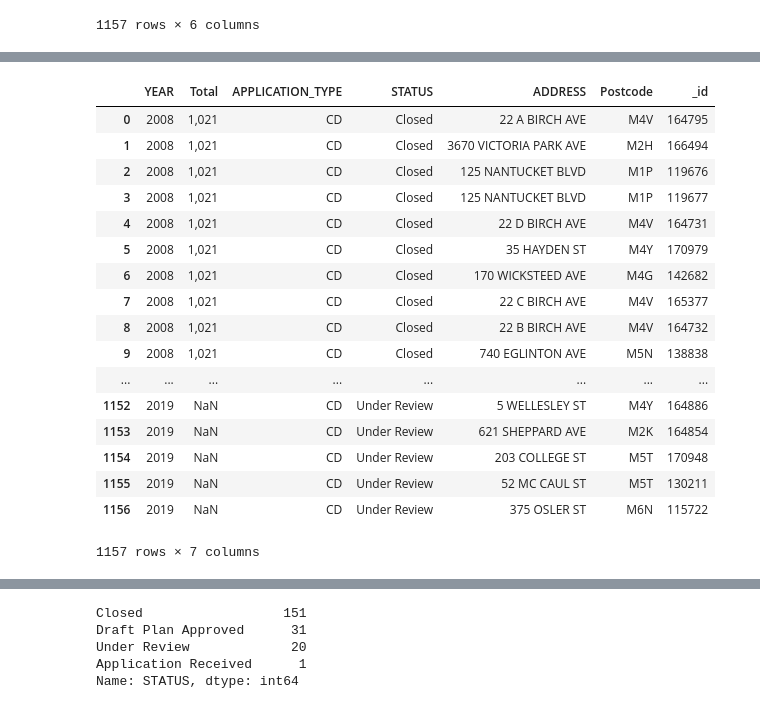
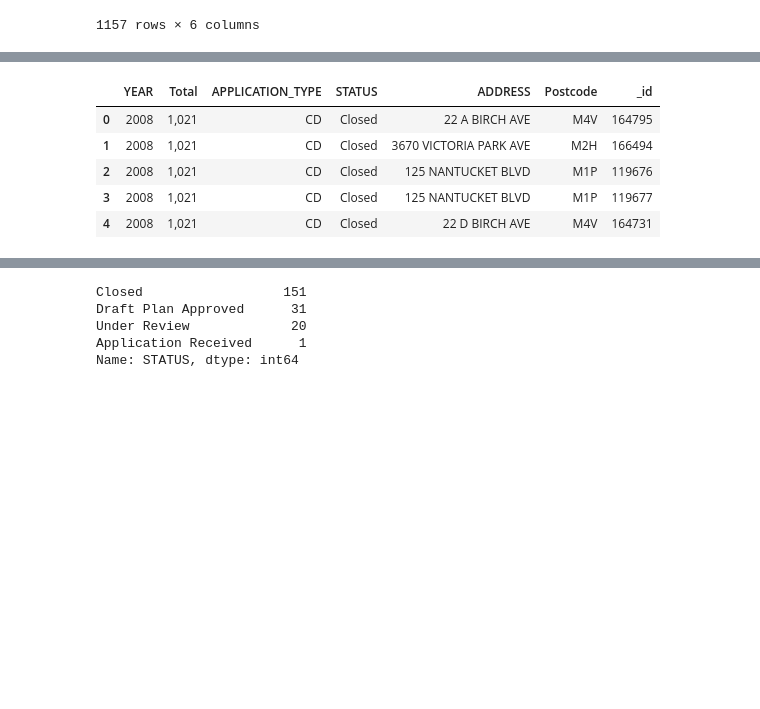
Before and after one commit to kanbhatia/TORONTO-HOUSING-COST, a Jupyter notebook: Manipulation Housing Data.ipynb, the cells around one changed output, grey strips where cells are left out. Drawn from its saved outputs; the diff is of its cells as text; code cells hidden in the pictures; blank space fills up the shorter version.

```diff
--- a/Manipulation Housing Data.ipynb
+++ b/Manipulation Housing Data.ipynb
@@ -171,28 +137,16 @@ rent_filtered
 # %%
 rent_application = pd.merge(rent_filtered, filtered_2[["APPLICATION_TYPE", "STATUS",
                            "ADDRESS", "POSTAL", "_id", "YEAR"]],on='YEAR',how='right')
 rent_application
 rent_application = rent_application.rename(columns={"POSTAL": "Postcode"})
-rent_application
+rent_application.head()
 # %% [output]
 |  | YEAR | Total | APPLICATION_TYPE | STATUS | ADDRESS | Postcode | _id |
 | 0 | 2008 | 1,021 | CD | Closed | 22 A BIRCH AVE | M4V | 164795 |
 | 1 | 2008 | 1,021 | CD | Closed | 3670 VICTORIA PARK AVE | M2H | 166494 |
 | 2 | 2008 | 1,021 | CD | Closed | 125 NANTUCKET BLVD | M1P | 119676 |
 | 3 | 2008 | 1,021 | CD | Closed | 125 NANTUCKET BLVD | M1P | 119677 |
 | 4 | 2008 | 1,021 | CD | Closed | 22 D BIRCH AVE | M4V | 164731 |
-| 5 | 2008 | 1,021 | CD | Closed | 35 HAYDEN ST | M4Y | 170979 |
-| 6 | 2008 | 1,021 | CD | Closed | 170 WICKSTEED AVE | M4G | 142682 |
-| 7 | 2008 | 1,021 | CD | Closed | 22 C BIRCH AVE | M4V | 165377 |
-| 8 | 2008 | 1,021 | CD | Closed | 22 B BIRCH AVE | M4V | 164732 |
-| 9 | 2008 | 1,021 | CD | Closed | 740 EGLINTON AVE | M5N | 138838 |
-| ... | ... | ... | ... | ... | ... | ... | ... |
-| 1152 | 2019 | NaN | CD | Under Review | 5 WELLESLEY ST | M4Y | 164886 |
-| 1153 | 2019 | NaN | CD | Under Review | 621 SHEPPARD AVE | M2K | 164854 |
-| 1154 | 2019 | NaN | CD | Under Review | 203 COLLEGE ST | M5T | 170948 |
-| 1155 | 2019 | NaN | CD | Under Review | 52 MC CAUL ST | M5T | 130211 |
-| 1156 | 2019 | NaN | CD | Under Review | 375 OSLER ST | M6N | 115722 |
-1157 rows × 7 columns
 # %%
 postal_codes_1 = pd.read_csv("postal_codes.csv")
 
```
Also changed, not shown: parts of 11 cells of this notebook.
